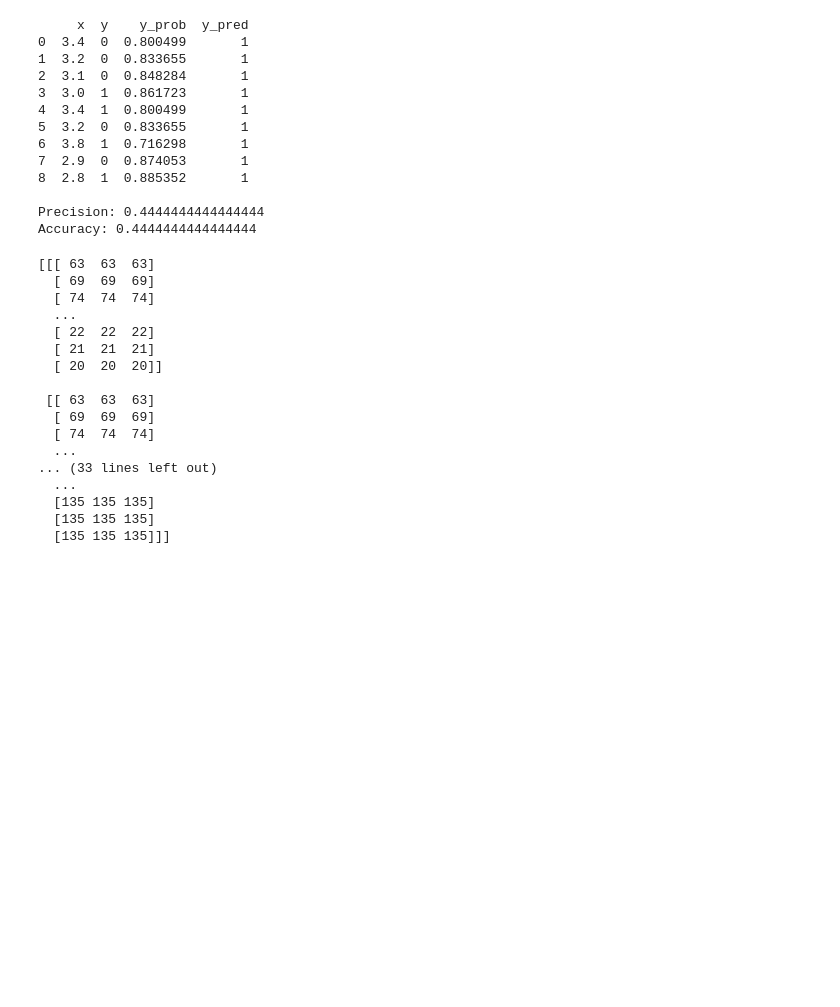
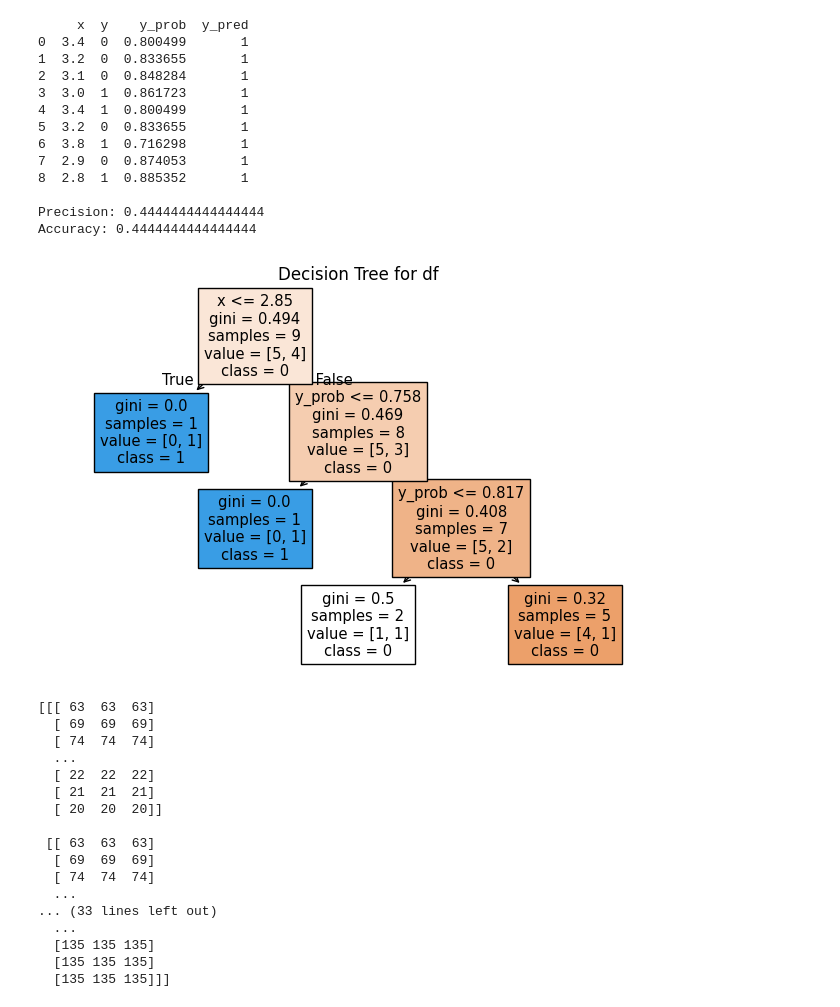
Before and after one commit to Pavan19047/SAMSUNG-INNOVATION-CAMPUS, a Jupyter notebook: main.ipynb, the cells around one changed output. Saved outputs shown, nothing was run; the diff lists cells and outputs as text; code cells hidden in the pictures; blank space fills up the shorter version.

```diff
--- a/main.ipynb
+++ b/main.ipynb
@@ -582,6 +582,26 @@ print(f"Accuracy: {accuracy}")
 
 Precision: 0.4444444444444444
 Accuracy: 0.4444444444444444
+# %%
+from sklearn.tree import DecisionTreeClassifier, plot_tree
+
+import matplotlib.pyplot as plt
+
+# Prepare features and target
+X_features = df[['x', 'y_prob']]
+y_target = df['y']
+
+# Train decision tree
+clf = DecisionTreeClassifier(max_depth=3, random_state=42)
+clf.fit(X_features, y_target)
+
+# Plot the tree
+plt.figure(figsize=(8, 5))
+plot_tree(clf, feature_names=['x', 'y_prob'], class_names=['0', '1'], filled=True)
+plt.title("Decision Tree for df")
+plt.show()
+# %% [output]
+[figure, added]
 # %%
 from PIL import Image
 import numpy as np
```
